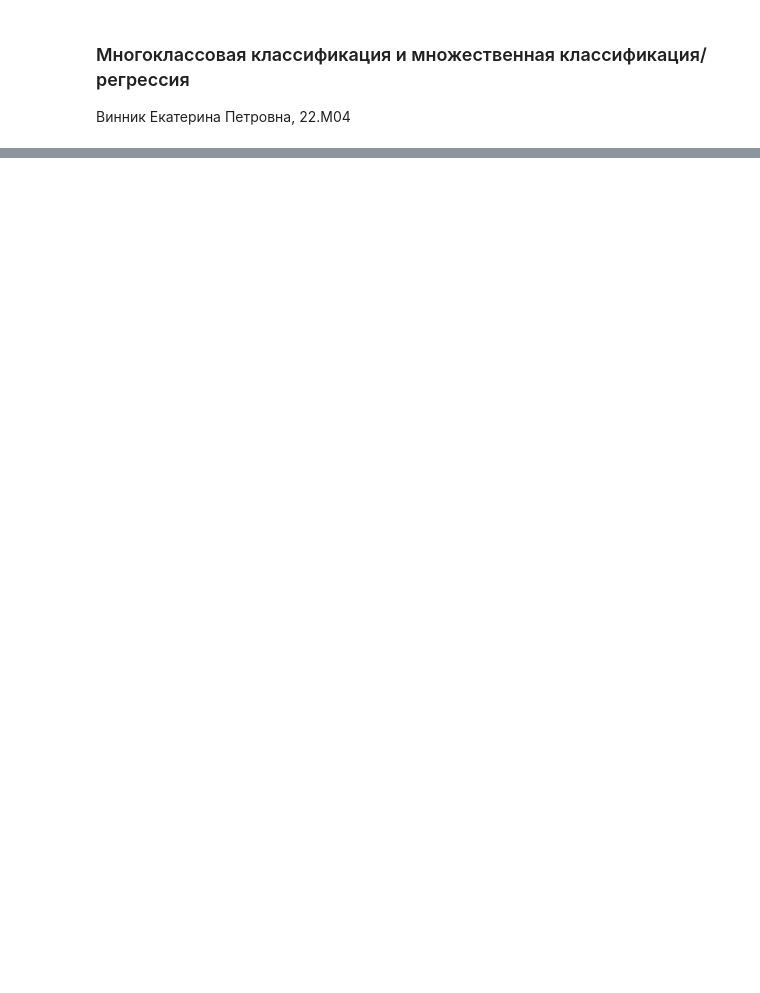
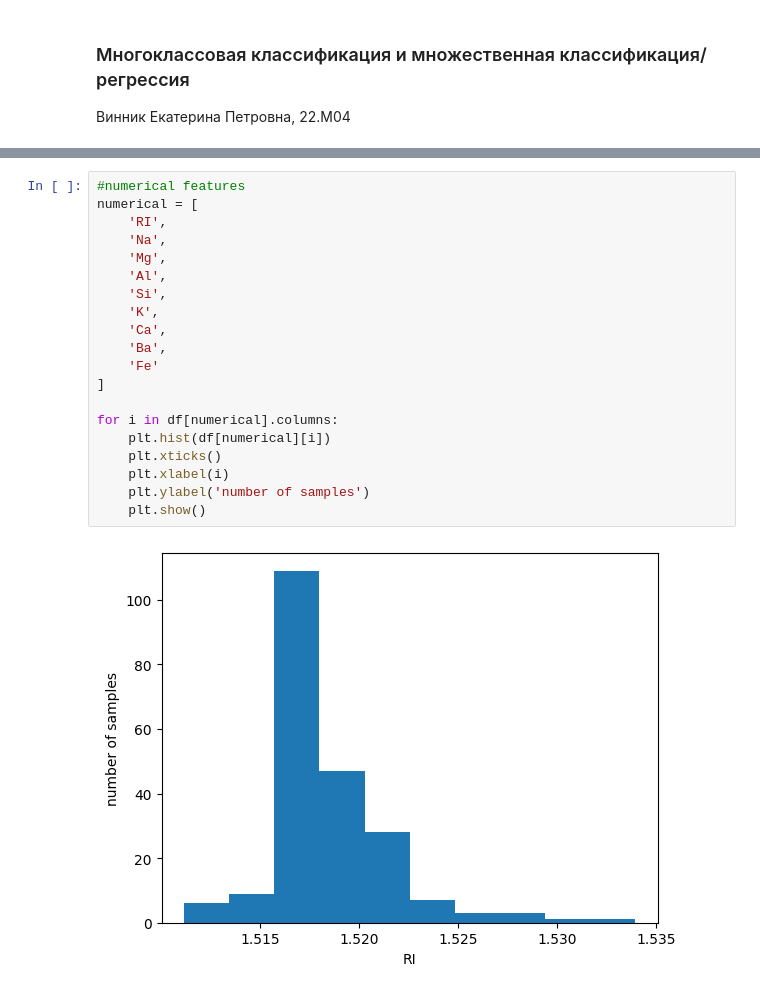
Before and after one commit to katevi/Introduction-to-ML, a Jupyter notebook: lab3/multiclass_classification_multioutput_regression.ipynb, the cells around one changed output, grey strips where cells are left out. Cells and saved outputs as stored; diff of their text form; blank space fills up the shorter version.

```diff
--- a/lab3/multiclass_classification_multioutput_regression.ipynb
+++ b/lab3/multiclass_classification_multioutput_regression.ipynb
@@ -18,0 +63,22 @@
+# %%
+#numerical features
+numerical = [
+    'RI',
+    'Na',
+    'Mg',
+    'Al',
+    'Si',
+    'K',
+    'Ca',
+    'Ba',
+    'Fe'
+]
+
+for i in df[numerical].columns:
+    plt.hist(df[numerical][i])
+    plt.xticks()
+    plt.xlabel(i)
+    plt.ylabel('number of samples')
+    plt.show()
+# %% [output]
+[figure, added]
```
Also changed, not shown: parts of 14 cells of this notebook, 1 other file.
